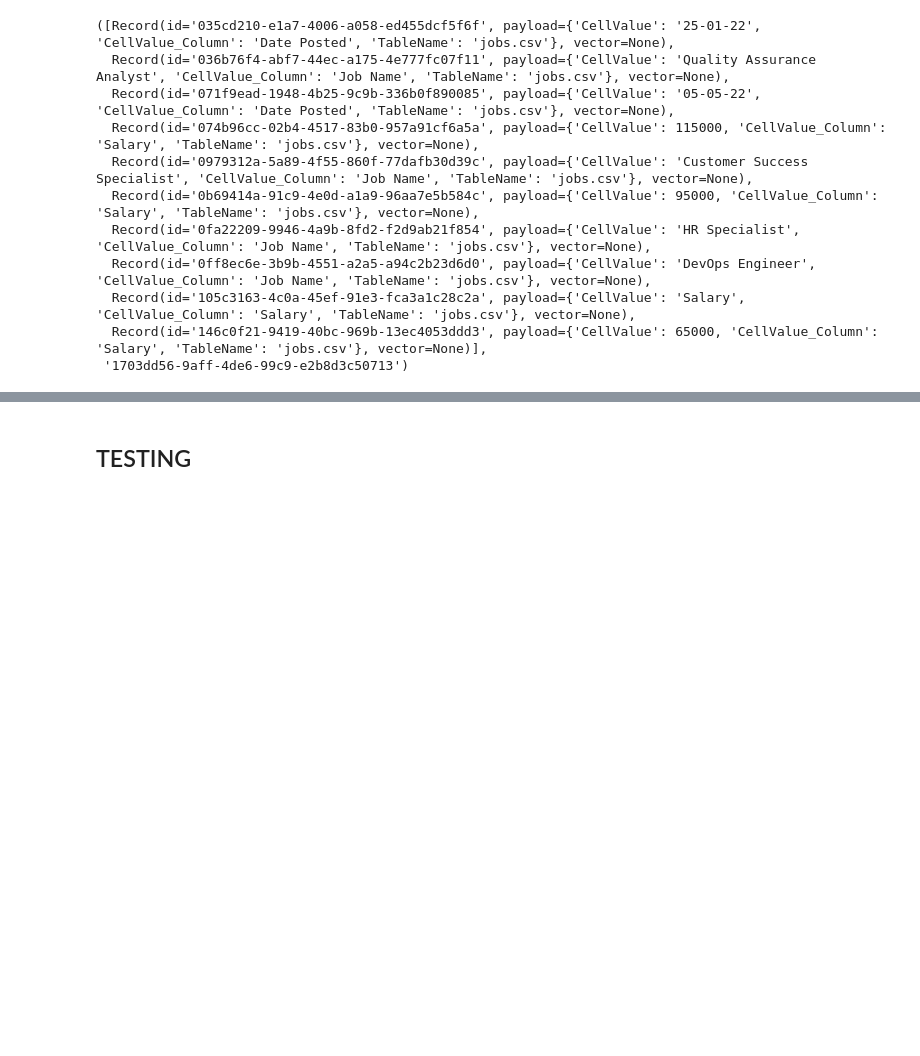
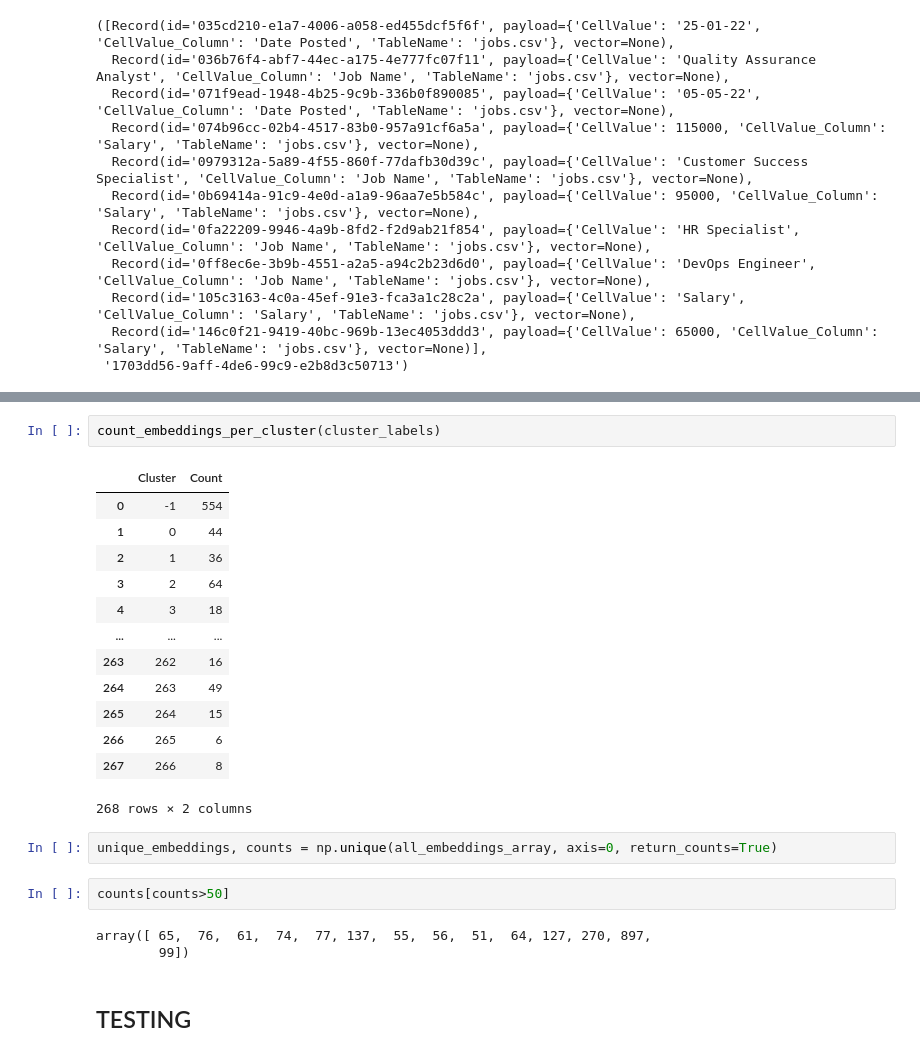
Before and after one commit to enas88/mira_gui, a Jupyter notebook: api_testing.ipynb, the cells around one changed output, grey strips where cells are left out. Drawn from its saved outputs; the diff is of its cells as text; blank space fills up the shorter version.

```diff
--- a/api_testing.ipynb
+++ b/api_testing.ipynb
@@ -538,3 +688,26 @@ client.scroll(
+# %%
+count_embeddings_per_cluster(cluster_labels)
+# %% [output]
+|  | Cluster | Count |
+| 0 | -1 | 554 |
+| 1 | 0 | 44 |
+| 2 | 1 | 36 |
+| 3 | 2 | 64 |
+| 4 | 3 | 18 |
+| ... | ... | ... |
+| 263 | 262 | 16 |
+| 264 | 263 | 49 |
+| 265 | 264 | 15 |
+| 266 | 265 | 6 |
+| 267 | 266 | 8 |
+268 rows × 2 columns
+# %%
+unique_embeddings, counts = np.unique(all_embeddings_array, axis=0, return_counts=True)
+# %%
+counts[counts>50]
+# %% [output]
+array([ 65,  76,  61,  74,  77, 137,  55,  56,  51,  64, 127, 270, 897,
+        99])
 # %% [markdown]
 ## TESTING
 # %%
```
Also changed, not shown: parts of 23 cells of this notebook, 4 other files.
